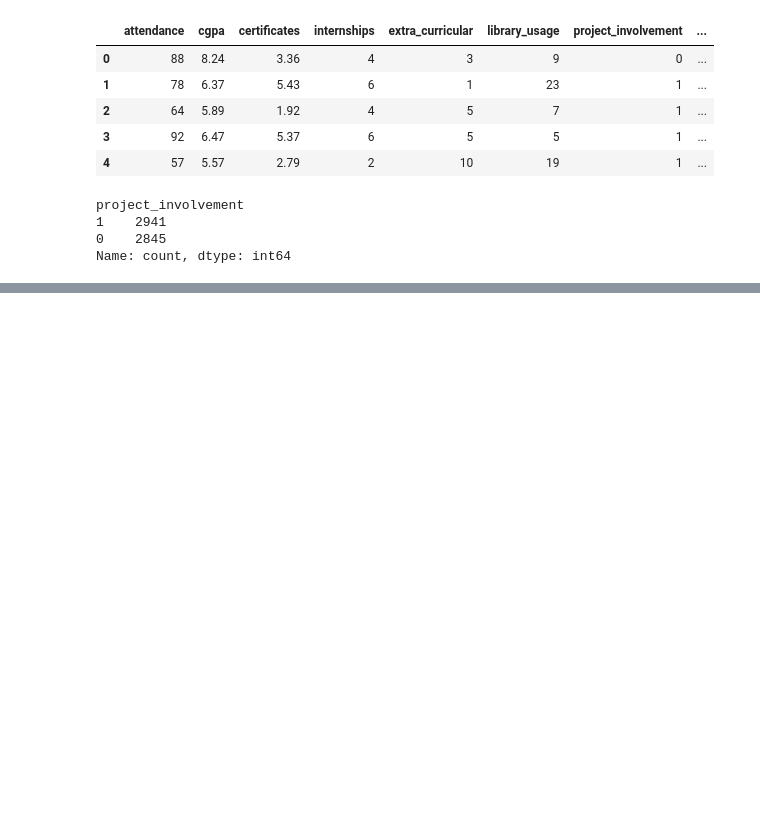
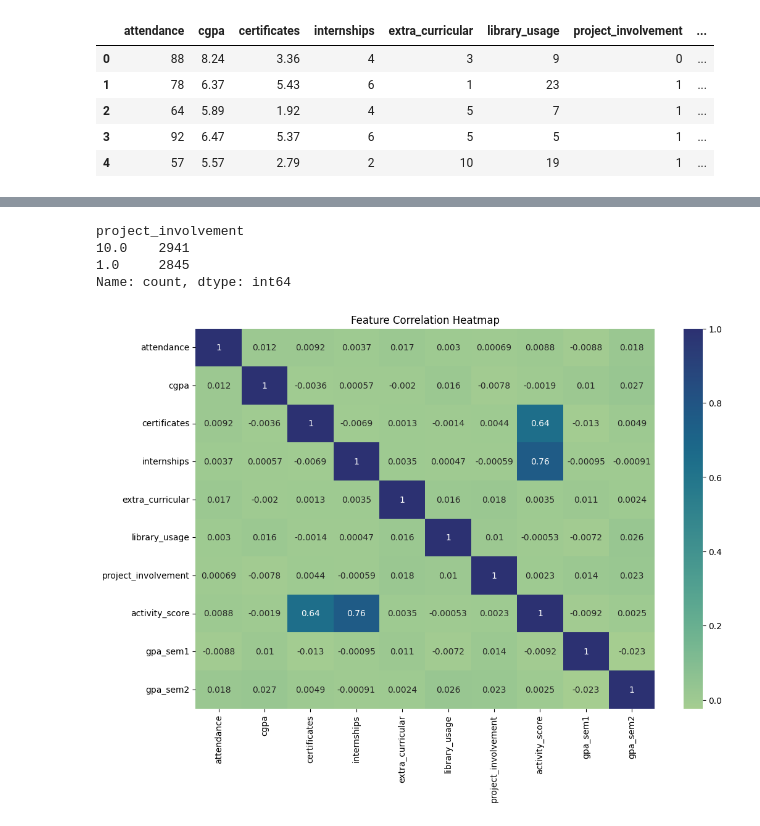
Before and after one commit to KeneanDita/GradeCast, a Jupyter notebook: GradeCast.ipynb, the cells around one changed output, grey strips where cells are left out. Cells and saved outputs as stored; diff of their text form; code cells hidden in the pictures; blank space fills up the shorter version.

```diff
--- a/GradeCast.ipynb
+++ b/GradeCast.ipynb
@@ -72,7 +72,7 @@ data.head()
 | 3 | 92 | 6.47 | 9.87 | 5.37 | 6 | IT | 3rd | F | ... |
 | 4 | 57 | 5.57 | 5.03 | 2.79 | 2 | IT | 1st | F | ... |
 # %%
-features = data.drop(columns=['department', 'year', 'gender', 'residence', 'school_type', 'risk_level', 'grade_trend', 'avg_current_grade', ])
+features = data.drop(columns=['department', 'year', 'gender', 'residence', 'school_type', 'risk_level', 'grade_trend', 'avg_current_grade' ])
 # %%
 features.shape
 # %% [output]
@@ -100,13 +100,6 @@ features.head()
 | 2 | 64 | 5.89 | 1.92 | 4 | 5 | 7 | 1 | ... |
 | 3 | 92 | 6.47 | 5.37 | 6 | 5 | 5 | 1 | ... |
 | 4 | 57 | 5.57 | 2.79 | 2 | 10 | 19 | 1 | ... |
-# %%
-features['project_involvement'].value_counts()
-# %% [output]
-project_involvement
-1    2941
-0    2845
-Name: count, dtype: int64
 # %%
 features = ((features - features.min()) / (features.max() - features.min())) * 9 + 1
 # %%
@@ -121,3 +114,17 @@ features.describe()
 | 50% | 5.591837 | 5.500000 | 5.446000 | 6.400000 | 5.500000 | 5.500000 | 10.000000 | ... |
 | 75% | 7.795918 | 7.714000 | 7.669000 | 8.200000 | 8.200000 | 7.750000 | 10.000000 | ... |
 | max | 10.000000 | 10.000000 | 10.000000 | 10.000000 | 10.000000 | 10.000000 | 10.000000 | ... |
+# %%
+features['project_involvement'].value_counts()
+# %% [output]
+project_involvement
+10.0    2941
+1.0     2845
+Name: count, dtype: int64
+# %%
+plt.figure(figsize=(12, 8))
+sns.heatmap(features.corr(), annot=True,cmap='crest');
+plt.title("Feature Correlation Heatmap")
+plt.show();
+# %% [output]
+[figure, added]
```
Also changed, not shown: parts of 1 cell of this notebook.
